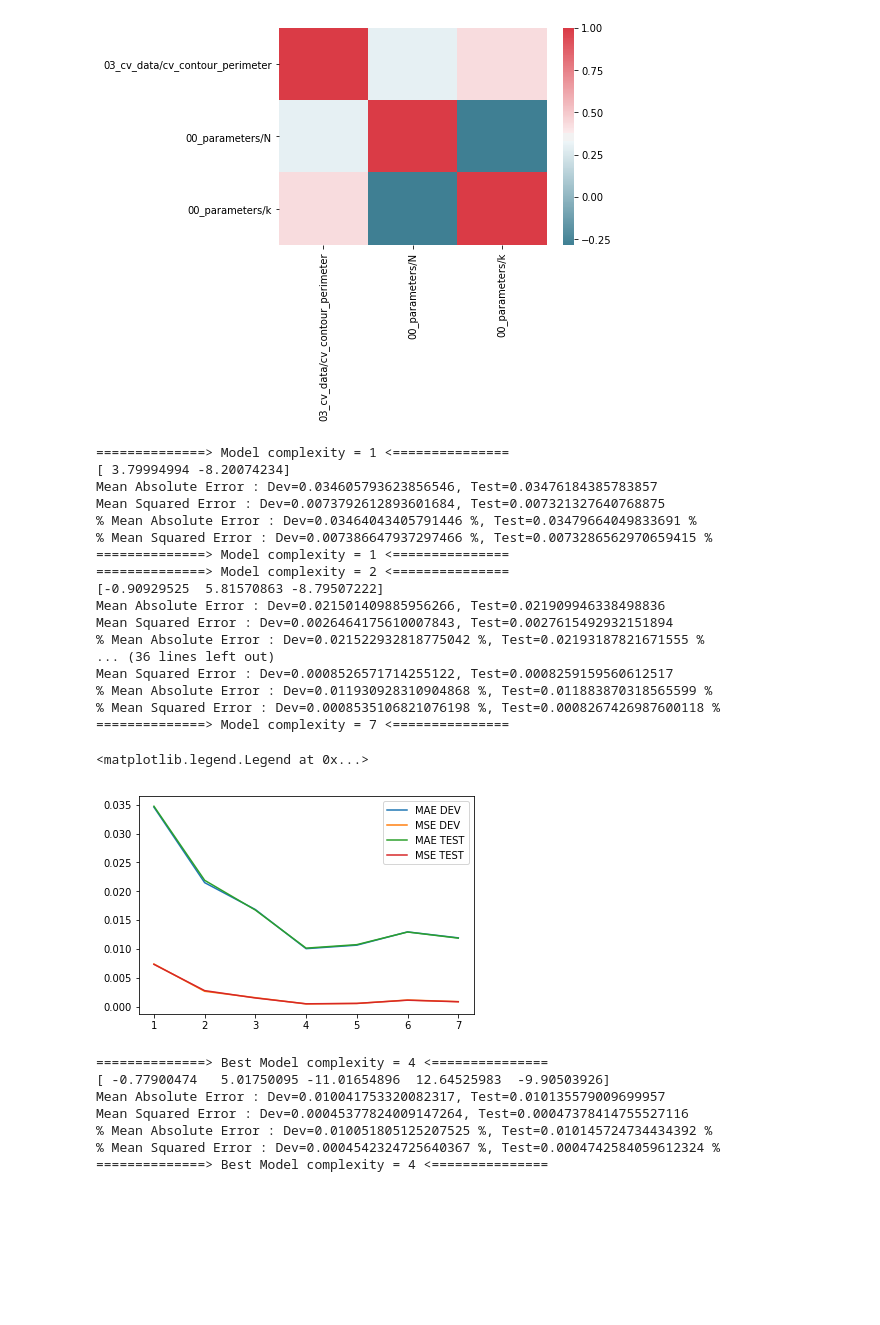
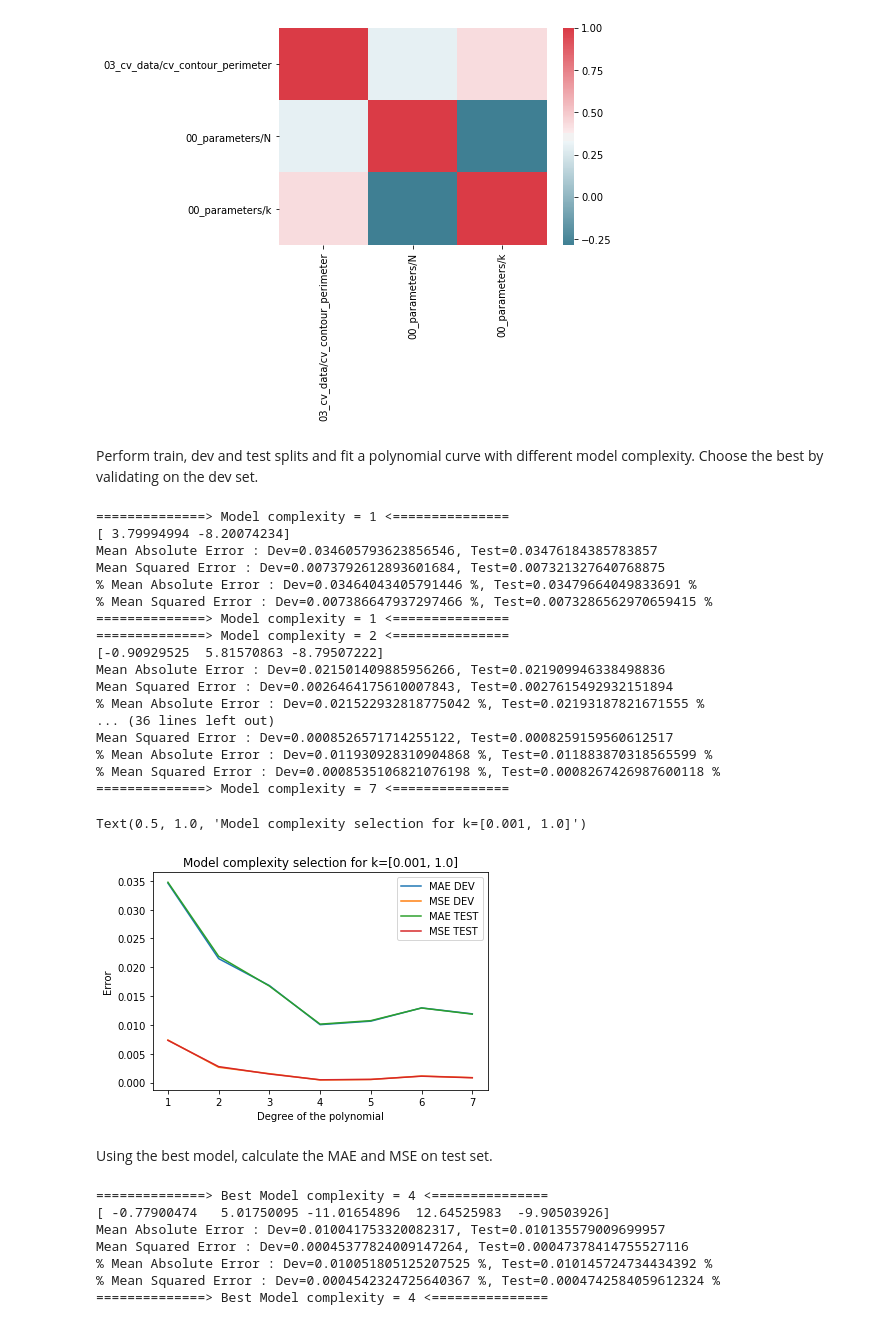
Before and after one commit to sobalgi/DLA, a Jupyter notebook: DLA_predict_stickiness_k.ipynb, the cells around one changed output. Saved outputs shown, nothing was run; the diff lists cells and outputs as text; code cells hidden in the pictures; blank space fills up the shorter version.

```diff
--- a/DLA_predict_stickiness_k.ipynb
+++ b/DLA_predict_stickiness_k.ipynb
@@ -80,6 +86,8 @@ sns.heatmap(corr, xticklabels=corr.columns, yticklabels=corr.columns, cmap=sns.d
 # %% [output]
 <matplotlib.axes._subplots.AxesSubplot at 0x...>
 [figure]
+# %% [markdown]
+Perform train, dev and test splits and fit a polynomial curve with different model complexity. Choose the best by validating on the dev set.
 # %%
 import numpy as np
 from sklearn.model_selection import train_test_split
@@ -123,35 +131,40 @@ for model_complexity in range(1,8):
     mses_dev[model_complexity] = mse_dev
     mses_test[model_complexity] = mse_test
     print(f'Mean Squared Error : Dev={mse_dev}, Test={mse_test}')
     print(f'% Mean Absolute Error : Dev={mae_dev/(1.0 - 0.001)} %, Test={mae_test/(1.0 - 0.001)} %')
     print(f'% Mean Squared Error : Dev={mse_dev/(1.0 - 0.001)} %, Test={mse_test/(1.0 - 0.001)} %')
     print(f'==============> Model complexity = {model_complexity} <===============')
 
 plt.plot(np.arange(1,model_complexity+1), maes_dev.values(), label='MAE DEV')
 plt.plot(np.arange(1,model_complexity+1), mses_dev.values(), label='MSE DEV')
 plt.plot(np.arange(1,model_complexity+1), maes_test.values(), label='MAE TEST')
 plt.plot(np.arange(1,model_complexity+1), mses_test.values(), label='MSE TEST')
 plt.legend()
+plt.xlabel('Degree of the polynomial')
+plt.ylabel('Error')
+plt.title('Model complexity selection for k=[0.001, 1.0]')
 # %% [output]
 ==============> Model complexity = 1 <===============
 [ 3.79994994 -8.20074234]
 Mean Absolute Error : Dev=0.034605793623856546, Test=0.03476184385783857
 Mean Squared Error : Dev=0.0073792612893601684, Test=0.007321327640768875
 % Mean Absolute Error : Dev=0.03464043405791446 %, Test=0.03479664049833691 %
 % Mean Squared Error : Dev=0.007386647937297466 %, Test=0.0073286562970659415 %
 ==============> Model complexity = 1 <===============
 ==============> Model complexity = 2 <===============
 [-0.90929525  5.81570863 -8.79507222]
 Mean Absolute Error : Dev=0.021501409885956266, Test=0.021909946338498836
 Mean Squared Error : Dev=0.0026464175610007843, Test=0.0027615492932151894
 % Mean Absolute Error : Dev=0.021522932818775042 %, Test=0.02193187821671555 %
 ... (36 lines left out)
 Mean Squared Error : Dev=0.0008526571714255122, Test=0.0008259159560612517
 % Mean Absolute Error : Dev=0.011930928310904868 %, Test=0.011883870318565599 %
 % Mean Squared Error : Dev=0.0008535106821076198 %, Test=0.0008267426987600118 %
 ==============> Model complexity = 7 <===============
-<matplotlib.legend.Legend at 0x...>
+Text(0.5, 1.0, 'Model complexity selection for k=[0.001, 1.0]')
-[figure, old version]
+[figure, new version]
+# %% [markdown]
+Using the best model, calculate the MAE and MSE on test set.
 # %%
 X = central_pandas_dataframe.to_numpy()
 y = X[:,-1]
```
Also changed, not shown: parts of 8 cells of this notebook, 6 other files.
